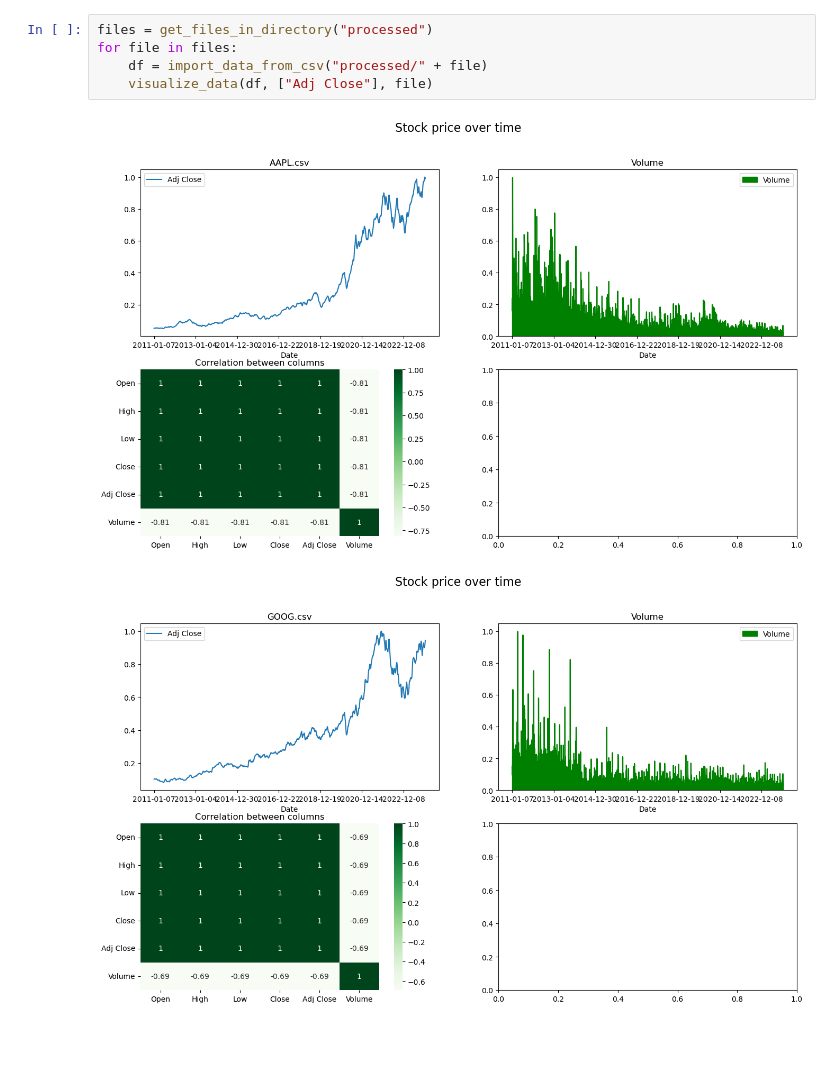
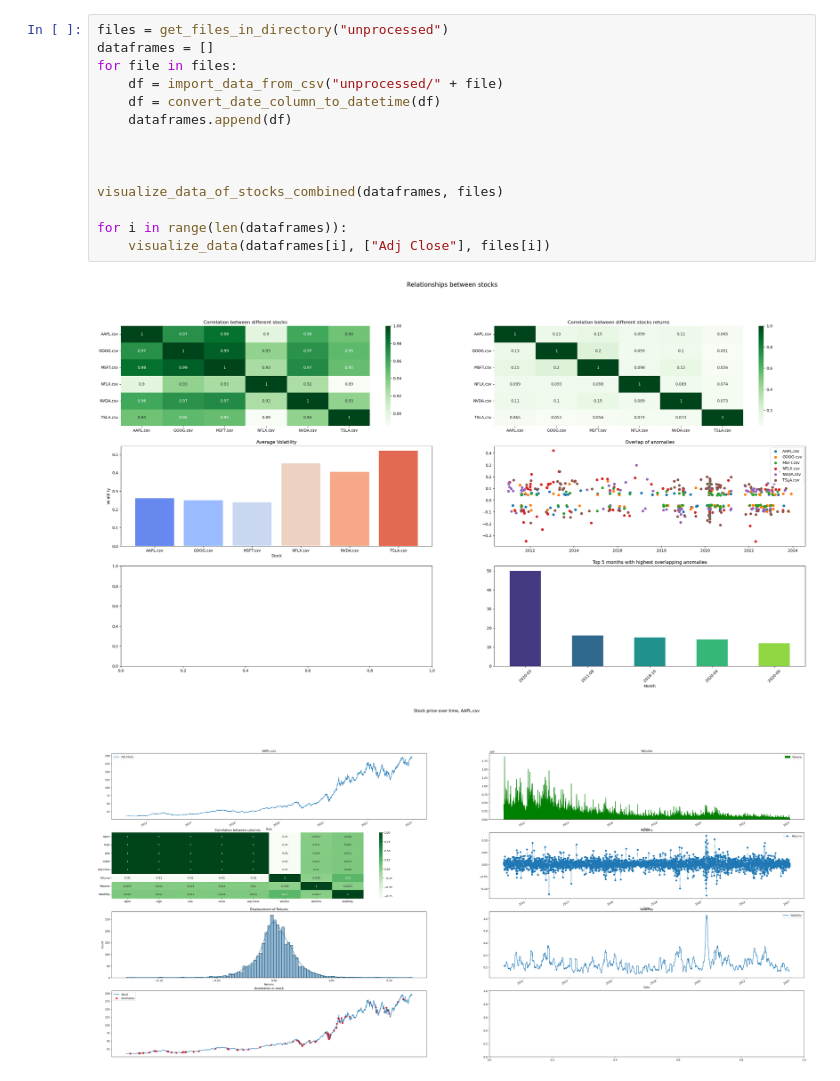
Before and after one commit to PasanovicHalid/Stock_Prediction, a Jupyter notebook: data/data_visualizer.ipynb, the cells around one changed output. Saved outputs shown, nothing was run; the diff lists cells and outputs as text; blank space fills up the shorter version.

Commit message:
Implementatio of data visualizations

```diff
--- a/data/data_visualizer.ipynb
+++ b/data/data_visualizer.ipynb
@@ -58,8 +218,17 @@ def visualize_correlation(df: pd.DataFrame, ax: plt.Axes):
 # %%
-files = get_files_in_directory("processed")
+files = get_files_in_directory("unprocessed")
+dataframes = []
 for file in files:
-    df = import_data_from_csv("processed/" + file)
-    visualize_data(df, ["Adj Close"], file)
+    df = import_data_from_csv("unprocessed/" + file)
+    df = convert_date_column_to_datetime(df)
+    dataframes.append(df)
+
+
+
+visualize_data_of_stocks_combined(dataframes, files)
+
+for i in range(len(dataframes)):
+    visualize_data(dataframes[i], ["Adj Close"], files[i])
 # %% [output]
-[figure, old version]
+[figure, new version]
-[figure, old version]
+[figure, new version]
```
Also changed, not shown: parts of 2 cells of this notebook, 1 other file.
